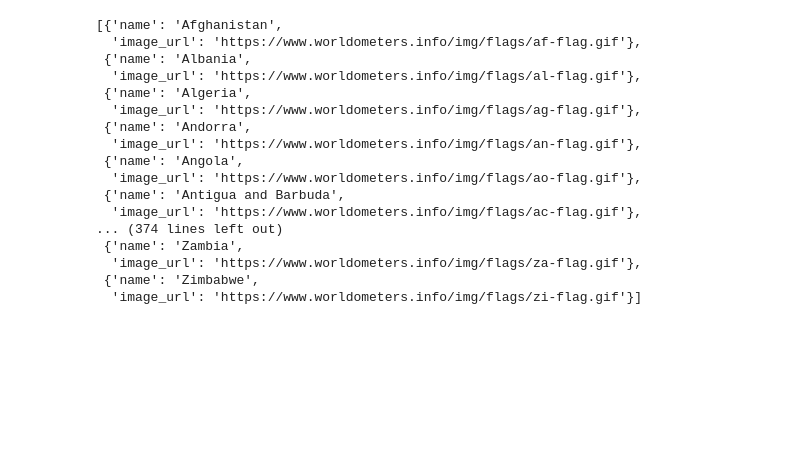
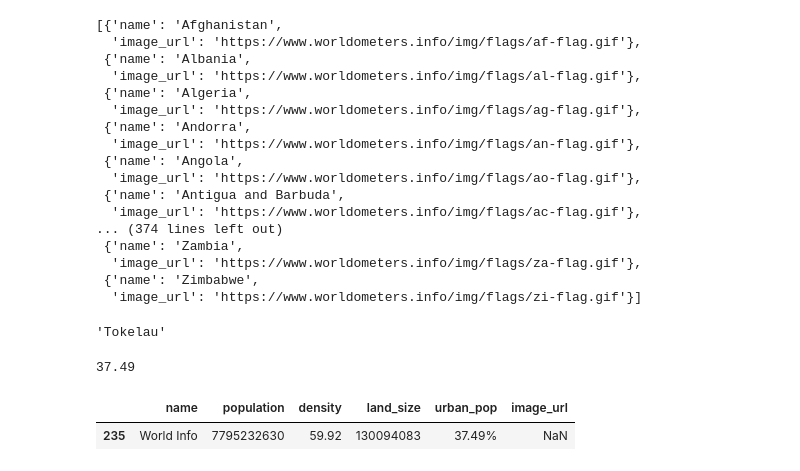
Before and after one commit to divya-gh/Climate-Interactive-Dashboard, a Jupyter notebook: Untitled1.ipynb, the cells around one changed output. Saved outputs shown, nothing was run; the diff lists cells and outputs as text; code cells hidden in the pictures; blank space fills up the shorter version.

Commit message:
added country title to chart and world demo info to database

```diff
--- a/Untitled1.ipynb
+++ b/Untitled1.ipynb
@@ -87,10 +86,9 @@ for row in table_rows:
     population = table_data[2].text
     density = table_data[5].text
     land_size = table_data[6].text
-    med_age = table_data[9].text
     urban_pop = table_data[10].text
     #------ADDING INFO TO LIST-----------
-    country_demo.append({'name': country, 'population': population, 'density': density, 'land-size': land_size, 'median_age': med_age, 'urban_pop': urban_pop})
+    country_demo.append({'name': country, 'population': population, 'density': density, 'land_size': land_size, 'urban_pop': urban_pop})
 # %%
 #---------USING BEAUTIFUL SOUP TO GET INTO HTML-------
 #-----PULLING IN SECOND HALF OF THE TABLE ROWS DUE TO DIFF CLASS NAMES------
@@ -103,16 +101,45 @@ for row in table_rows:
     population = table_data[2].text
     density = table_data[5].text
     land_size = table_data[6].text
-    med_age = table_data[9].text
     urban_pop = table_data[10].text
     #------ADDING INFO TO LIST-----------
-    country_demo.append({'name': country, 'population': population, 'density': density, 'land-size': land_size, 'median_age': med_age, 'urban_pop': urban_pop})
+    country_demo.append({'name': country, 'population': population, 'density': density, 'land_size': land_size, 'urban_pop': urban_pop})
+# %%
+country
+# %% [output]
+'Tokelau'
+# %%
+world_pop = 0
+world_land = 0
+world_urban = 0
+for country in country_demo:
+    country_pop = int(country['population'].replace(',', ''))
+    world_pop = world_pop + country_pop
+    country_land = int(country['land_size'].replace(',', ''))
+    world_land = world_land + country_land
+    if country['urban_pop'] != 'N.A.':
+        country_urban = int(country['urban_pop'].replace('%', ''))
+        world_urban = world_urban + country_urban
+
+world_urban = np.round(world_urban/352, 2)
+print(world_urban)
+
+
+
+country_demo.append({'name': 'World Info', 'population': world_pop, 'density': (world_pop/world_land), 'land_size': world_land, 'urban_pop':f'{world_urban}%' })
+# %% [output]
+37.49
 # %%
 #--------PUT LIST INTO DATAFRAME-------------
 demo_df = pd.DataFrame(country_demo)
 
 #---------MERGE BOTH DATAFRAMES--------------
 country_demo_df = pd.merge(demo_df, flag_df, on='name', how='left')
+# %%
+country_demo_df.loc[country_demo_df['name'] == 'World Info']
+# %% [output]
+|  | name | population | density | land_size | urban_pop | image_url |
+| 235 | World Info | 7795232630 | 59.92 | 130094083 | 37.49% | NaN |
 # %%
 #---------SCRAPE FOR LATITUDE AND LONGITUDE----------
 #--OPEN BROWSER AND  NAVIAGATE TO PAGE---------------
```
Also changed, not shown: parts of 6 cells of this notebook, 4 other files.
